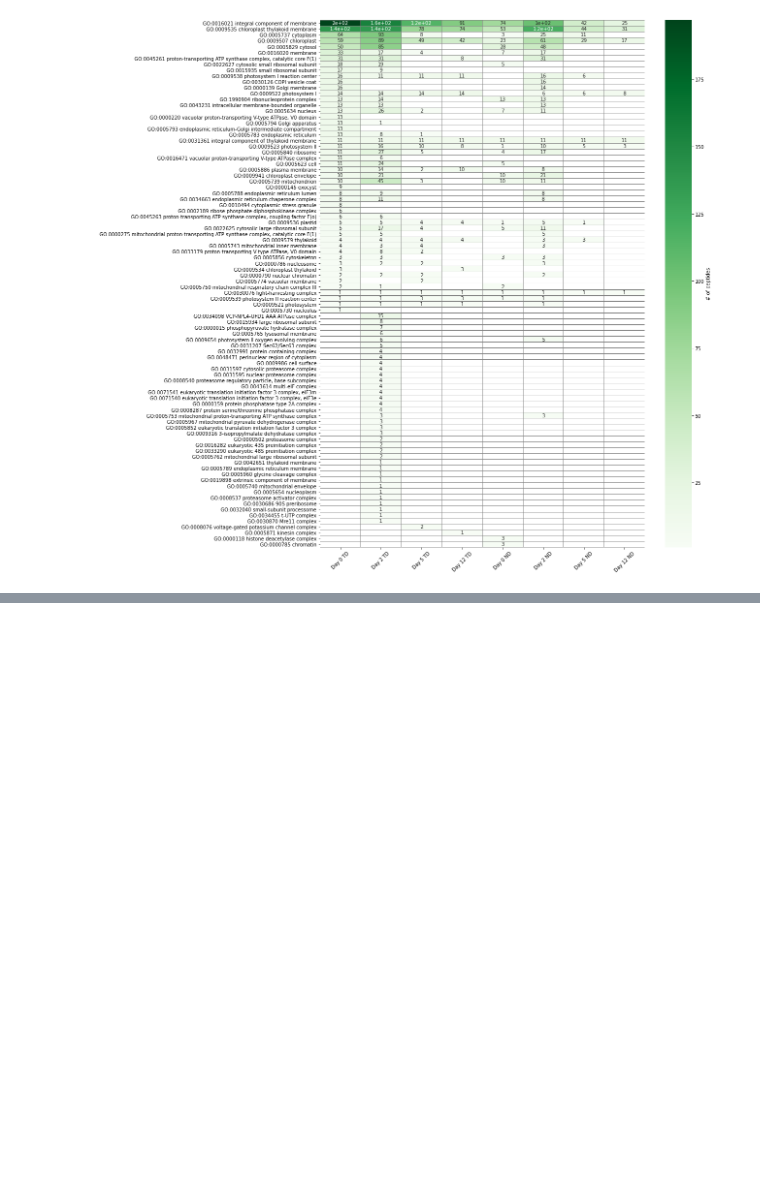
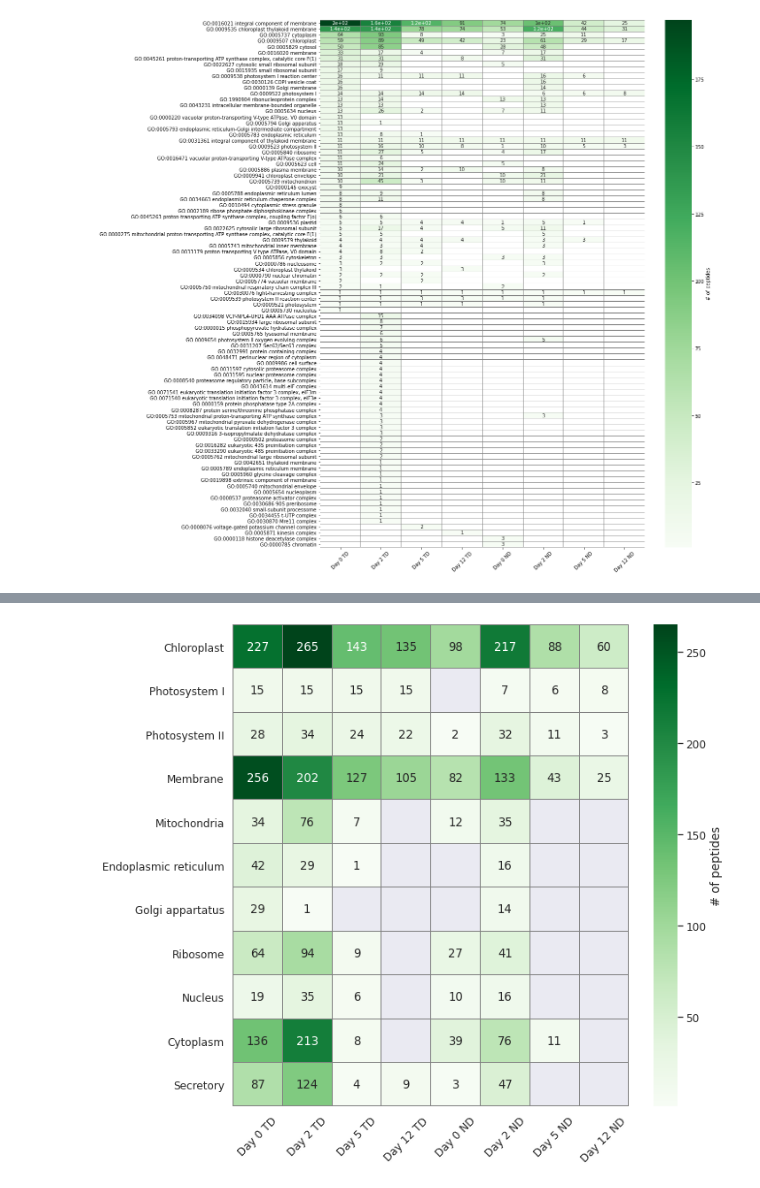
Before and after one commit to MeganEDuffy/rot-mayer, a Jupyter notebook: notebooks/in_silico_digest/in_silico_GO.ipynb, the cells around one changed output, grey strips where cells are left out. Saved outputs shown, nothing was run; the diff lists cells and outputs as text; code cells hidden in the pictures; blank space fills up the shorter version.

Commit message:
better text sizing on fig 2 go terms in silico

```diff
--- a/notebooks/in_silico_digest/in_silico_GO.ipynb
+++ b/notebooks/in_silico_digest/in_silico_GO.ipynb
@@ -223,0 +222,7 @@ for item in ax.get_xticklabels():
+# %%
+# rearranged and condensed the csv manually in Libre Calc
+# read in new csv:
+
+in_sil = pd.read_csv("/home/millieginty/Documents/git-repos/rot-mayer/analyses/unipept/GO-terms/GO-CC-in_silico_combined_sorted.csv", index_col=0)
+
+in_sil.head()
@@ -223,0 +237,19 @@ for item in ax.get_xticklabels():
+# %%
+sns.set(font_scale=1.1)
+
+fig, ax = plt.subplots(figsize=(10,10))
+
+ax = sns.heatmap(in_sil, cmap="Greens", annot=True, fmt='g', linecolor = 'grey', linewidths=.01, \
+                square=False, cbar_kws={'label': '# of peptides'}, label='big')
+
+ax.set_ylabel('')
+
+# turn the axis label
+for item in ax.get_yticklabels():
+    item.set_rotation(0)
+
+
+for item in ax.get_xticklabels():
+    item.set_rotation(45)
+# %% [output]
+[figure, added]
```
Also changed, not shown: parts of 2 cells of this notebook, 4 other files.
